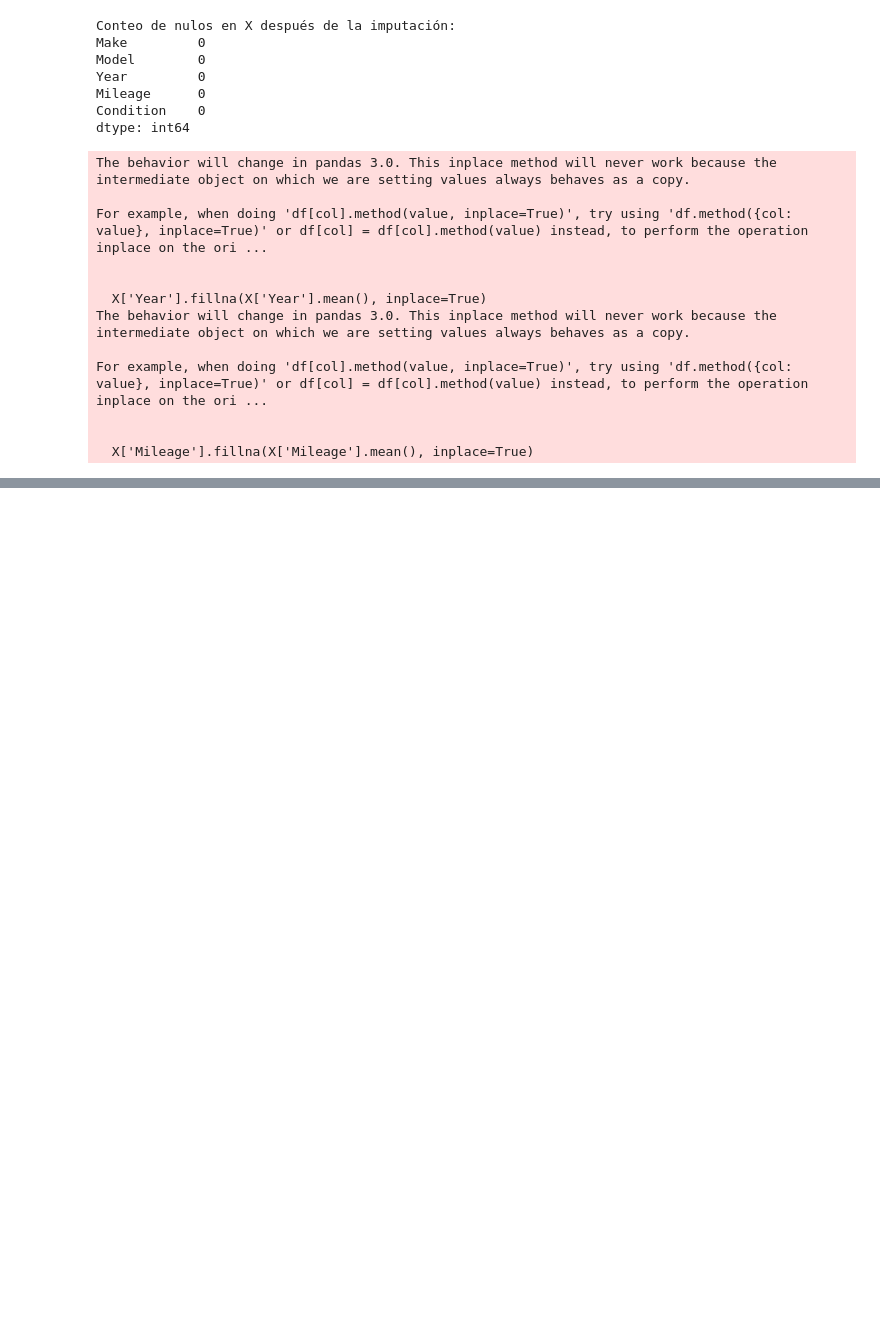
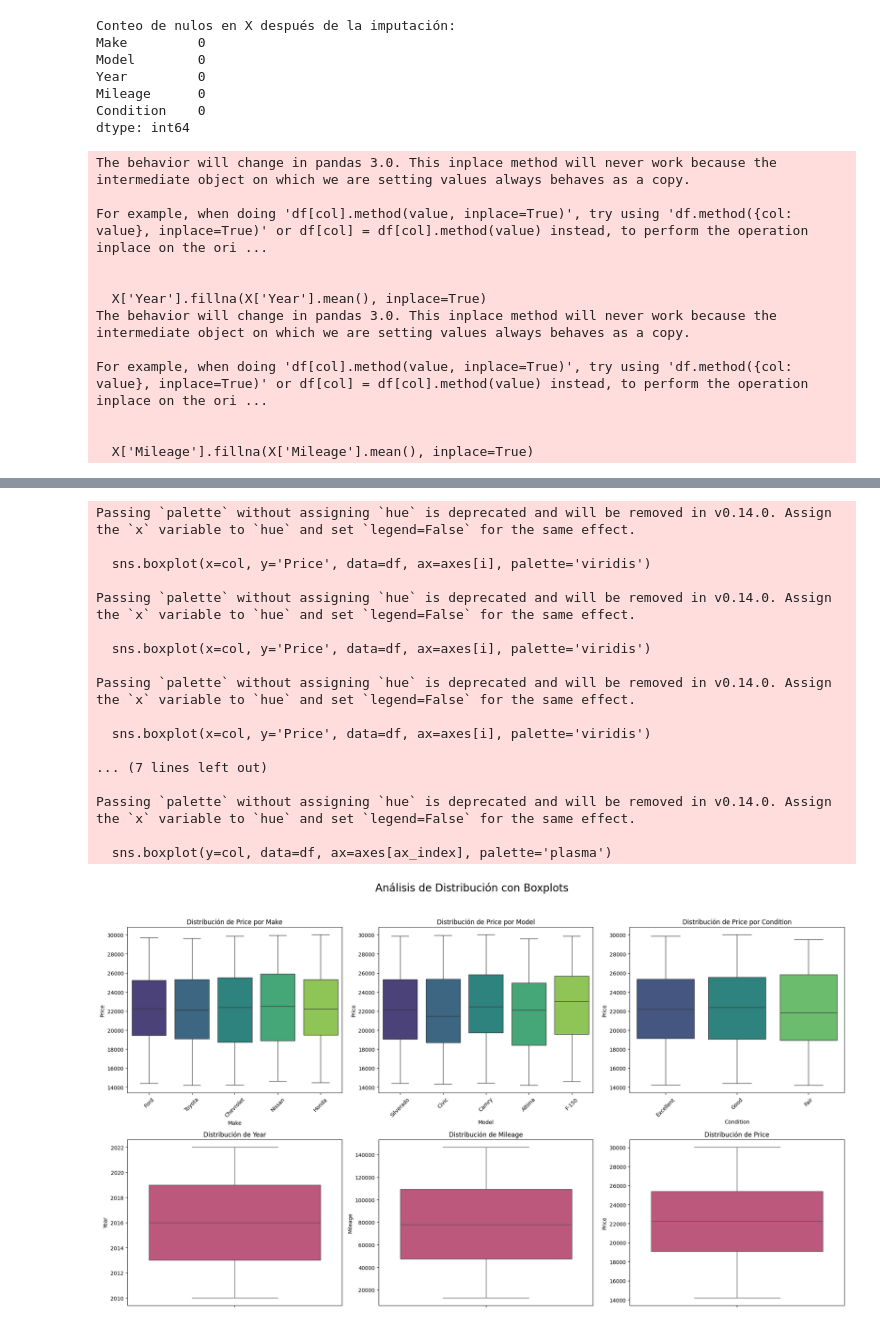
Before and after one commit to super-star-io/master-tasks, a Jupyter notebook: Estadistica Aplicada/Parcial01/tarea02/tarea_02.ipynb, the cells around one changed output, grey strips where cells are left out. Cells and saved outputs as stored; diff of their text form; code cells hidden in the pictures; blank space fills up the shorter version.

```diff
--- a/Estadistica Aplicada/Parcial01/tarea02/tarea_02.ipynb
+++ b/Estadistica Aplicada/Parcial01/tarea02/tarea_02.ipynb
@@ -126,0 +294,50 @@ DataFrame con Label Encoding:
+# %%
+# --- Creación de Gráficos de Boxplot ---
+
+# 3. Definir las columnas a graficar
+categorical_cols = ['Make', 'Model', 'Condition']
+numerical_cols = ['Year', 'Mileage', 'Price']
+
+# 4. Crear la figura y los subplots (2 filas, 3 columnas)
+fig, axes = plt.subplots(nrows=2, ncols=3, figsize=(20, 12))
+fig.suptitle('Análisis de Distribución con Boxplots', fontsize=20)
+
+# Aplanar el array de ejes para iterar fácilmente
+axes = axes.flatten()
+
+# 5. Generar boxplots para variables categóricas vs. Price
+for i, col in enumerate(categorical_cols):
+    sns.boxplot(x=col, y='Price', data=df, ax=axes[i], palette='viridis')
+    axes[i].set_title(f'Distribución de Price por {col}')
+    axes[i].tick_params(axis='x', rotation=45) # Rotar etiquetas para mejor lectura
+
+# 6. Generar boxplots para variables numéricas
+for i, col in enumerate(numerical_cols):
+    # La posición en el subplot continúa donde terminaron los categóricos
+    ax_index = i + len(categorical_cols)
+    sns.boxplot(y=col, data=df, ax=axes[ax_index], palette='plasma')
+    axes[ax_index].set_title(f'Distribución de {col}')
+
+
+# 7. Ajustar el diseño y mostrar
+plt.tight_layout(rect=[0, 0.03, 1, 0.95])
+plt.show()
+# %% [output]
+Passing `palette` without assigning `hue` is deprecated and will be removed in v0.14.0. Assign the `x` variable to `hue` and set `legend=False` for the same effect.
+
+  sns.boxplot(x=col, y='Price', data=df, ax=axes[i], palette='viridis')
+
+Passing `palette` without assigning `hue` is deprecated and will be removed in v0.14.0. Assign the `x` variable to `hue` and set `legend=False` for the same effect.
+
+  sns.boxplot(x=col, y='Price', data=df, ax=axes[i], palette='viridis')
+
+Passing `palette` without assigning `hue` is deprecated and will be removed in v0.14.0. Assign the `x` variable to `hue` and set `legend=False` for the same effect.
+
+  sns.boxplot(x=col, y='Price', data=df, ax=axes[i], palette='viridis')
+
+... (7 lines left out)
+
+Passing `palette` without assigning `hue` is deprecated and will be removed in v0.14.0. Assign the `x` variable to `hue` and set `legend=False` for the same effect.
+
+  sns.boxplot(y=col, data=df, ax=axes[ax_index], palette='plasma')
+[figure, added]
```
Also changed, not shown: parts of 9 cells of this notebook.
